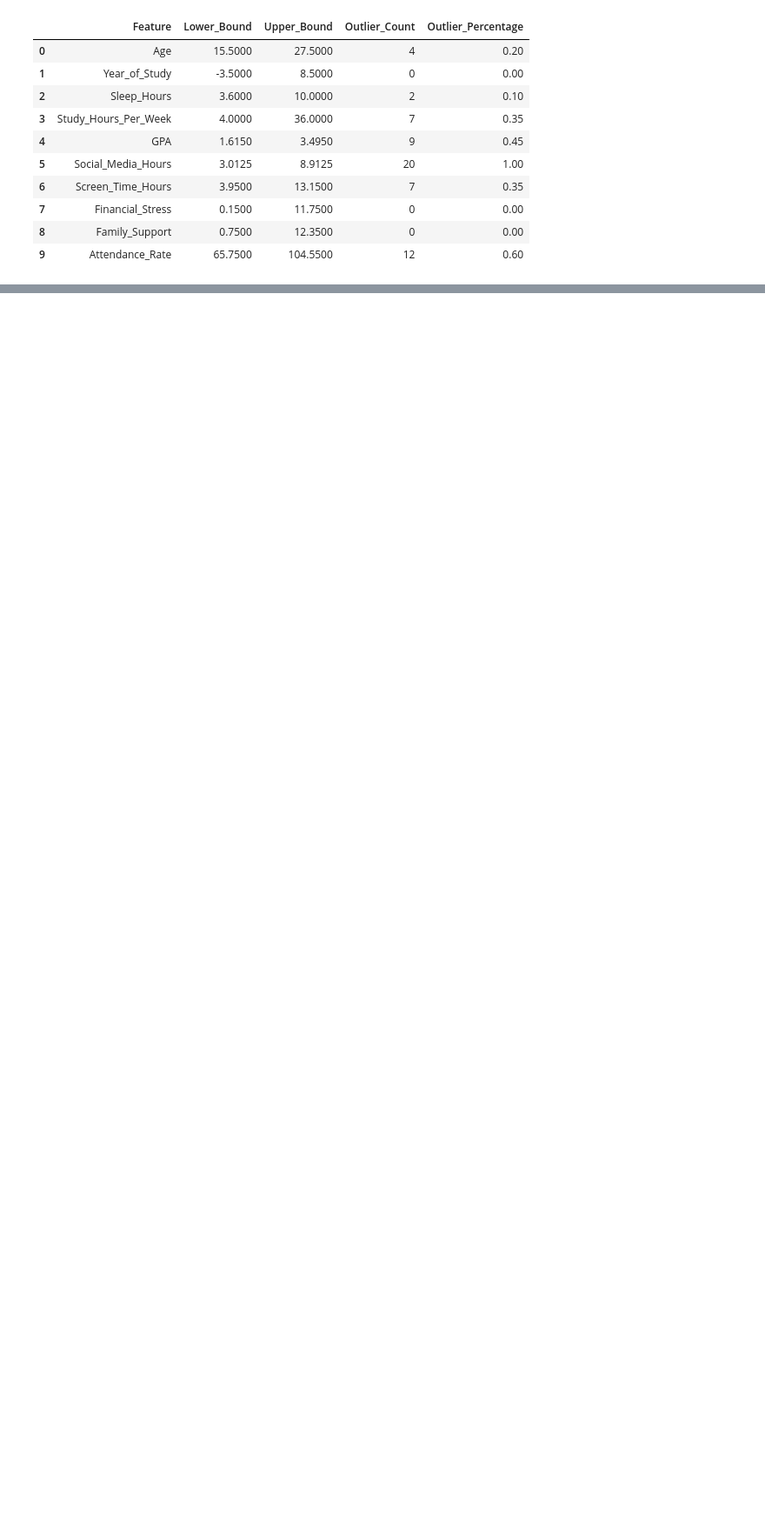
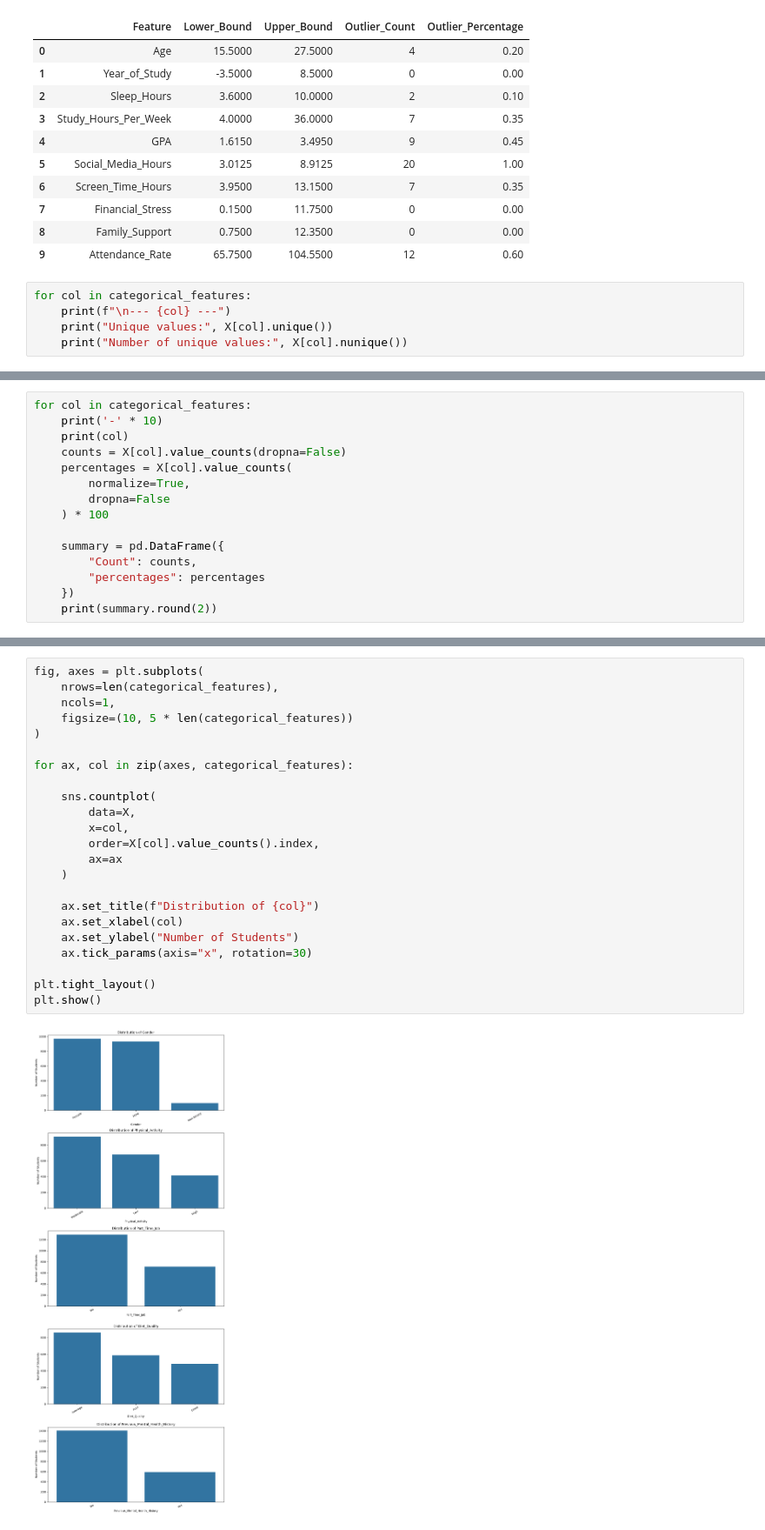
Before and after one commit to Moussa-Mohammed1/mental-health-risk-prediction, a Jupyter notebook: notebooks/01_eda.ipynb, the cells around one changed output, grey strips where cells are left out. Shown at 87% size. Saved outputs shown, nothing was run; the diff lists cells and outputs as text; blank space fills up the shorter version.

Commit message:
calculate categorical distribution and visualize category-target relationships

```diff
--- a/notebooks/01_eda.ipynb
+++ b/notebooks/01_eda.ipynb
@@ -324,3 +323,8 @@ outlier_df
 | 7 | Financial_Stress | 0.1500 | 11.7500 | 0 | 0.00 |
 | 8 | Family_Support | 0.7500 | 12.3500 | 0 | 0.00 |
 | 9 | Attendance_Rate | 65.7500 | 104.5500 | 12 | 0.60 |
+# %%
+for col in categorical_features:
+    print(f"\n--- {col} ---")
+    print("Unique values:", X[col].unique())
+    print("Number of unique values:", X[col].nunique())
@@ -326,0 +349,15 @@ outlier_df
+# %%
+for col in categorical_features:
+    print('-' * 10)
+    print(col)
+    counts = X[col].value_counts(dropna=False)
+    percentages = X[col].value_counts(
+        normalize=True,
+        dropna=False
+    ) * 100
+
+    summary = pd.DataFrame({
+        "Count": counts,
+        "percentages": percentages
+    })
+    print(summary.round(2))
@@ -326,0 +382,25 @@ outlier_df
+# %%
+fig, axes = plt.subplots(
+    nrows=len(categorical_features),
+    ncols=1,
+    figsize=(10, 5 * len(categorical_features))
+)
+
+for ax, col in zip(axes, categorical_features):
+
+    sns.countplot(
+        data=X,
+        x=col,
+        order=X[col].value_counts().index,
+        ax=ax
+    )
+
+    ax.set_title(f"Distribution of {col}")
+    ax.set_xlabel(col)
+    ax.set_ylabel("Number of Students")
+    ax.tick_params(axis="x", rotation=30)
+
+plt.tight_layout()
+plt.show()
+# %% [output]
+[figure, added]
```
Also changed, not shown: parts of 5 cells of this notebook.
